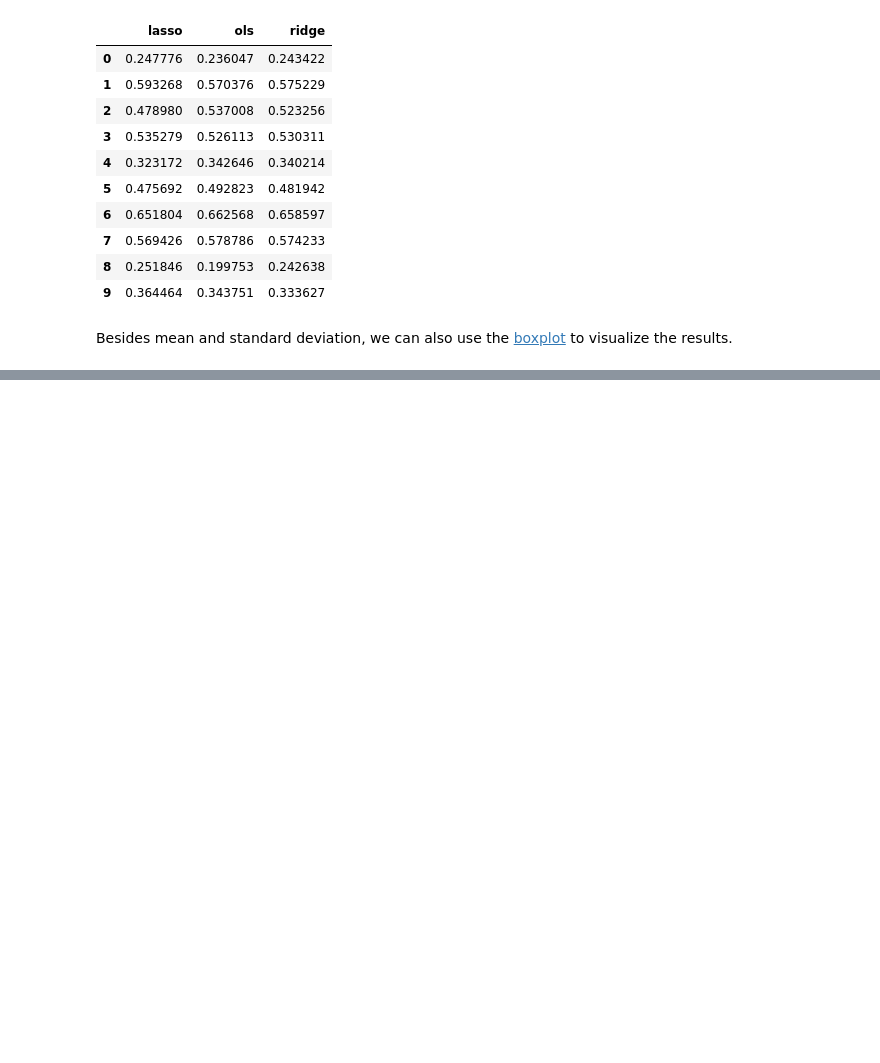
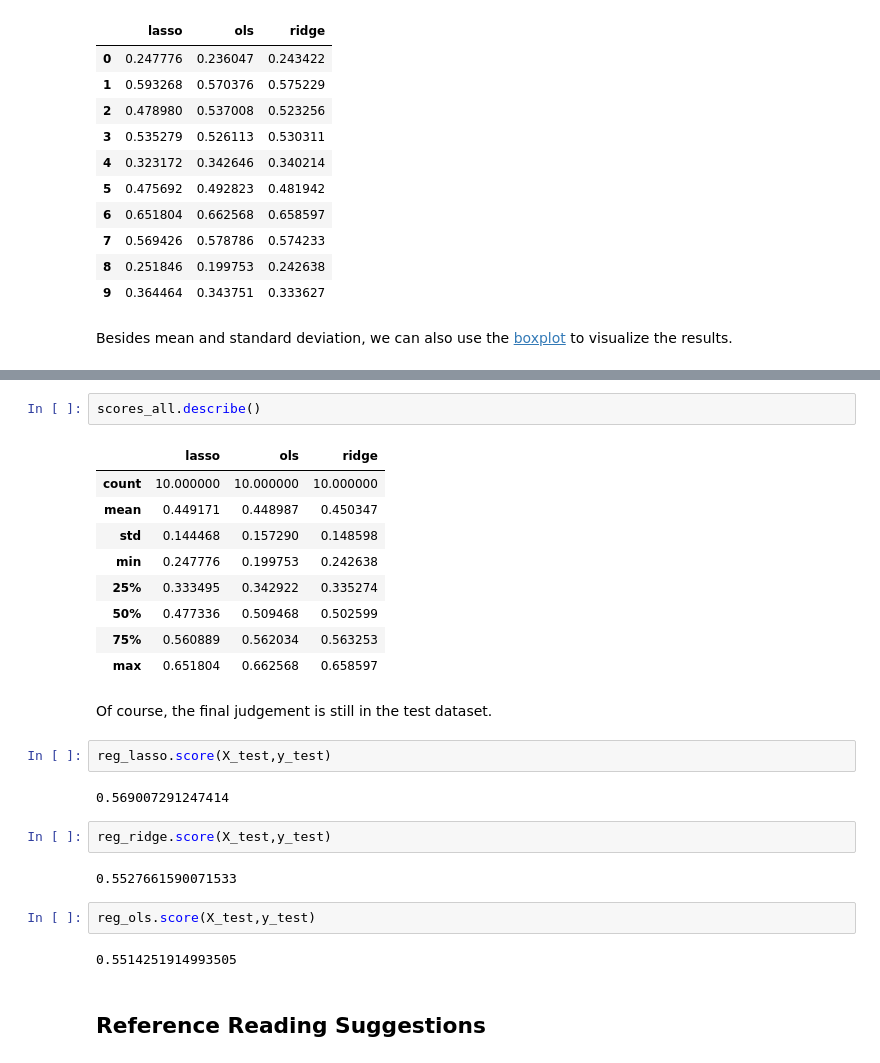
Before and after one commit to cliffzhou92/UCI_MATH_10, a Jupyter notebook: lecture/lec_10/Lecture 10.ipynb, the cells around one changed output, grey strips where cells are left out. Saved outputs shown, nothing was run; the diff lists cells and outputs as text; blank space fills up the shorter version.

```diff
--- a/lecture/lec_10/Lecture 10.ipynb
+++ b/lecture/lec_10/Lecture 10.ipynb
@@ -543,0 +549,28 @@ sns.boxplot(data = scores_all)
+# %%
+scores_all.describe()
+# %% [output]
+|  | lasso | ols | ridge |
+| count | 10.000000 | 10.000000 | 10.000000 |
+| mean | 0.449171 | 0.448987 | 0.450347 |
+| std | 0.144468 | 0.157290 | 0.148598 |
+| min | 0.247776 | 0.199753 | 0.242638 |
+| 25% | 0.333495 | 0.342922 | 0.335274 |
+| 50% | 0.477336 | 0.509468 | 0.502599 |
+| 75% | 0.560889 | 0.562034 | 0.563253 |
+| max | 0.651804 | 0.662568 | 0.658597 |
+# %% [markdown]
+Of course, the final judgement is still in the test dataset.
+# %%
+reg_lasso.score(X_test,y_test)
+# %% [output]
+0.569007291247414
+# %%
+reg_ridge.score(X_test,y_test)
+# %% [output]
+0.5527661590071533
+# %%
+reg_ols.score(X_test,y_test)
+# %% [output]
+0.5514251914993505
+# %% [markdown]
+## Reference Reading Suggestions
```
Also changed, not shown: parts of 8 cells of this notebook.
